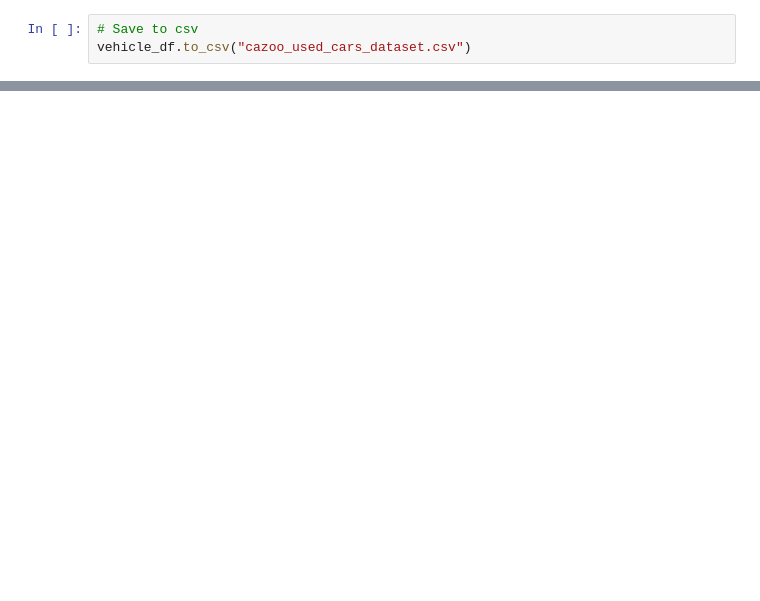
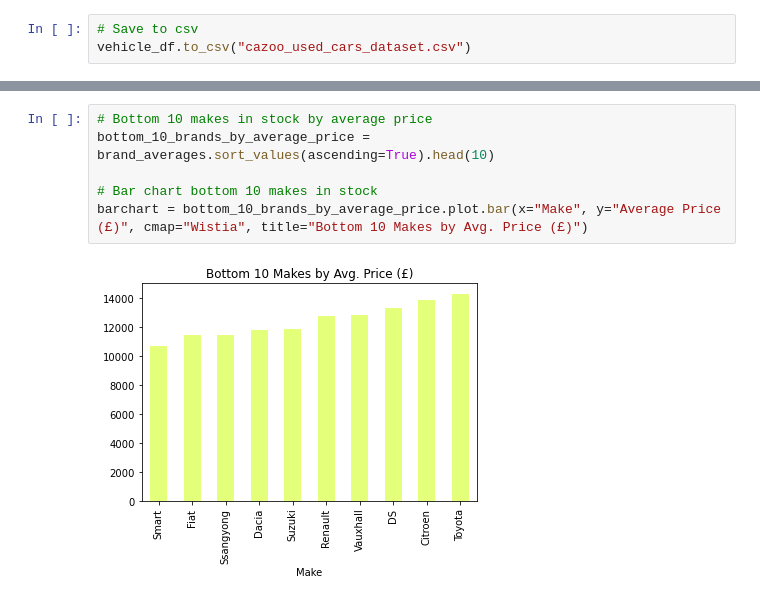
Before and after one commit to carlosferreira-u/Cazoo-scraper, a Jupyter notebook: Data_Analytics_Cazoo.ipynb, the cells around one changed output, grey strips where cells are left out. Drawn from its saved outputs; the diff is of its cells as text; blank space fills up the shorter version.

```diff
--- a/Data_Analytics_Cazoo.ipynb
+++ b/Data_Analytics_Cazoo.ipynb
@@ -246,0 +262,8 @@ Name: Registration Year, dtype: int64
+# %%
+# Bottom 10 makes in stock by average price
+bottom_10_brands_by_average_price = brand_averages.sort_values(ascending=True).head(10)
+
+# Bar chart bottom 10 makes in stock
+barchart = bottom_10_brands_by_average_price.plot.bar(x="Make", y="Average Price (£)", cmap="Wistia", title="Bottom 10 Makes by Avg. Price (£)")
+# %% [output]
+[figure, added]
```
Also changed, not shown: parts of 17 cells of this notebook.
